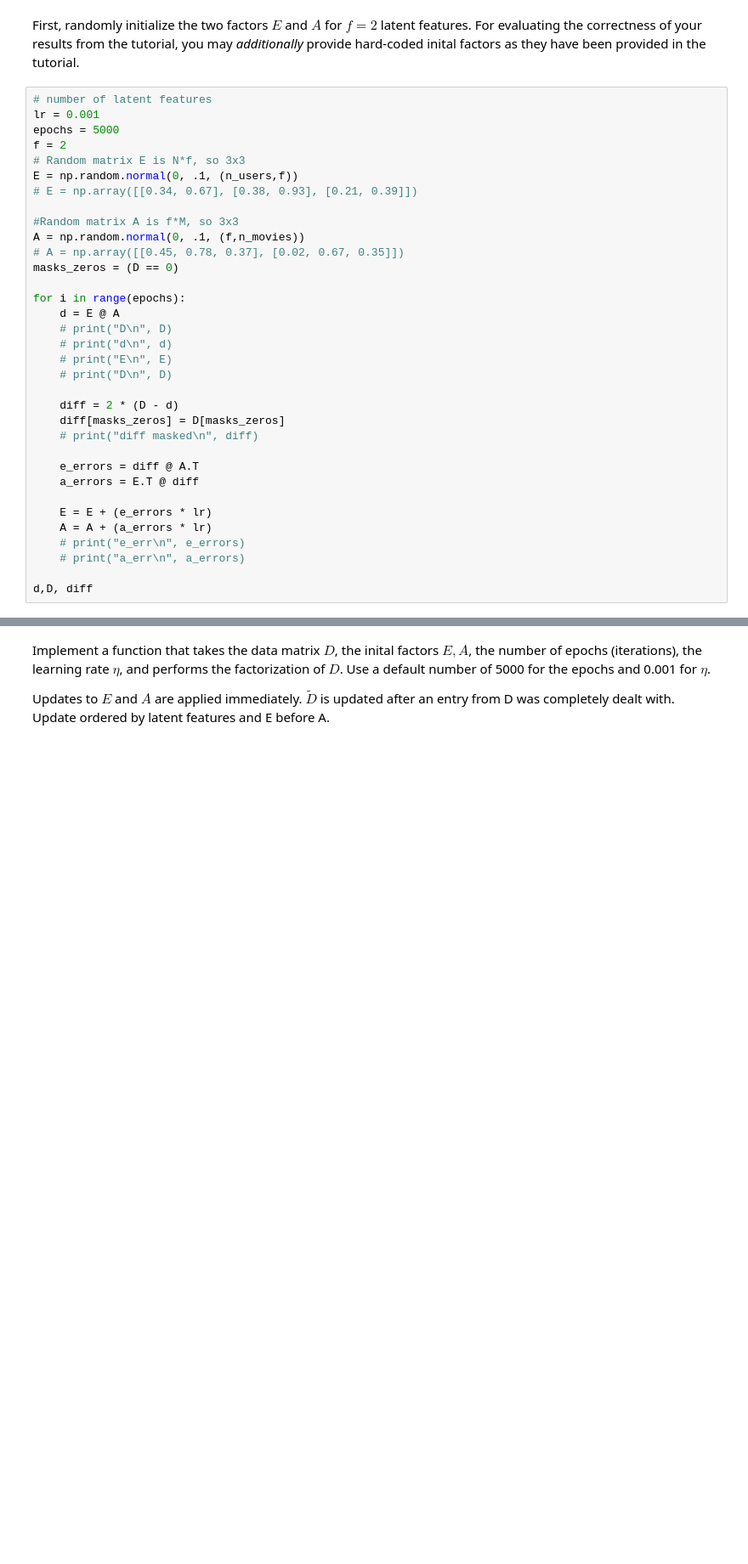
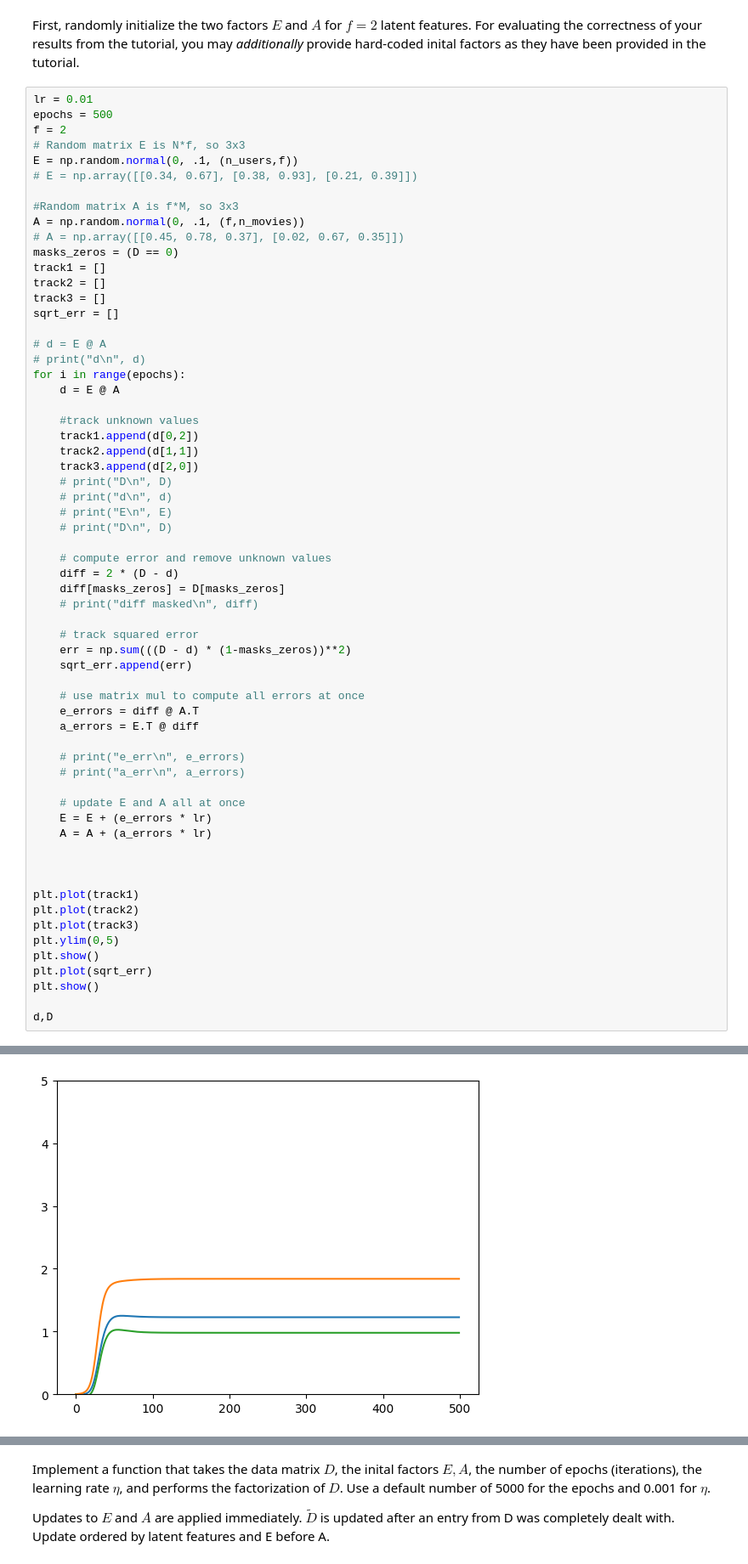
Before and after one commit to aeropagz/data-science, a Jupyter notebook: week3/MF-Homework.ipynb, the cells around one changed output, grey strips where cells are left out. Shown at 85% size. Drawn from its saved outputs; the diff is of its cells as text; blank space fills up the shorter version.

```diff
--- a/week3/MF-Homework.ipynb
+++ b/week3/MF-Homework.ipynb
@@ -23,9 +24,8 @@ n_movies = D.shape[1]
 # %% [markdown]
 First, randomly initialize the two factors $E$ and $A$ for $f=2$ latent features. For evaluating the correctness of your results from the tutorial, you may *additionally* provide hard-coded inital factors as they have been provided in the tutorial.
 # %%
-# number of latent features
-lr = 0.001
-epochs = 5000
+lr = 0.01
+epochs = 500
 f = 2
 # Random matrix E is N*f, so 3x3
 E = np.random.normal(0, .1, (n_users,f))
@@ -35,25 +35,54 @@ E = np.random.normal(0, .1, (n_users,f))
 A = np.random.normal(0, .1, (f,n_movies))
 # A = np.array([[0.45, 0.78, 0.37], [0.02, 0.67, 0.35]])
 masks_zeros = (D == 0)
+track1 = []
+track2 = []
+track3 = []
+sqrt_err = []
 
+# d = E @ A
+# print("d\n", d)
 for i in range(epochs):
     d = E @ A
+
+    #track unknown values
+    track1.append(d[0,2])
+    track2.append(d[1,1])
+    track3.append(d[2,0])
     # print("D\n", D)
     # print("d\n", d)
     # print("E\n", E)
     # print("D\n", D)
 
+    # compute error and remove unknown values
     diff = 2 * (D - d)
     diff[masks_zeros] = D[masks_zeros]
     # print("diff masked\n", diff)
 
+    # track squared error
+    err = np.sum(((D - d) * (1-masks_zeros))**2)
+    sqrt_err.append(err)
+
+    # use matrix mul to compute all errors at once
     e_errors = diff @ A.T
     a_errors = E.T @ diff
 
-    E = E + (e_errors * lr)
-    A = A + (a_errors * lr)
     # print("e_err\n", e_errors)
     # print("a_err\n", a_errors)
 
-d,D, diff
+    # update E and A all at once
+    E = E + (e_errors * lr)
+    A = A + (a_errors * lr)
+
+
+
+plt.plot(track1)
+plt.plot(track2)
+plt.plot(track3)
+plt.ylim(0,5)
+plt.show()
+plt.plot(sqrt_err)
+plt.show()
+
+d,D
 # %% [output]
@@ -68,0 +93 @@ d,D, diff
+[figure, added]
```
Also changed, not shown: parts of 6 cells of this notebook.
